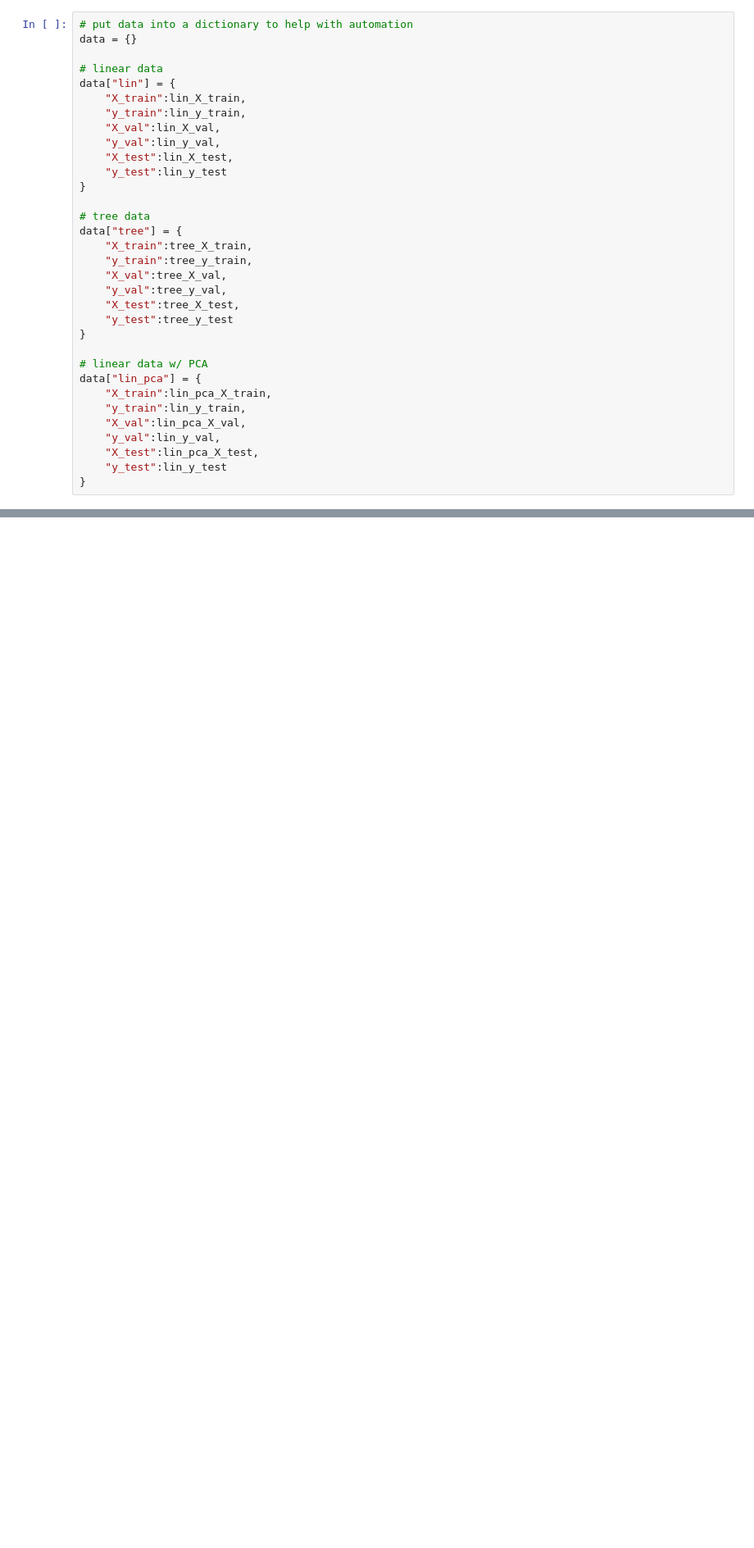
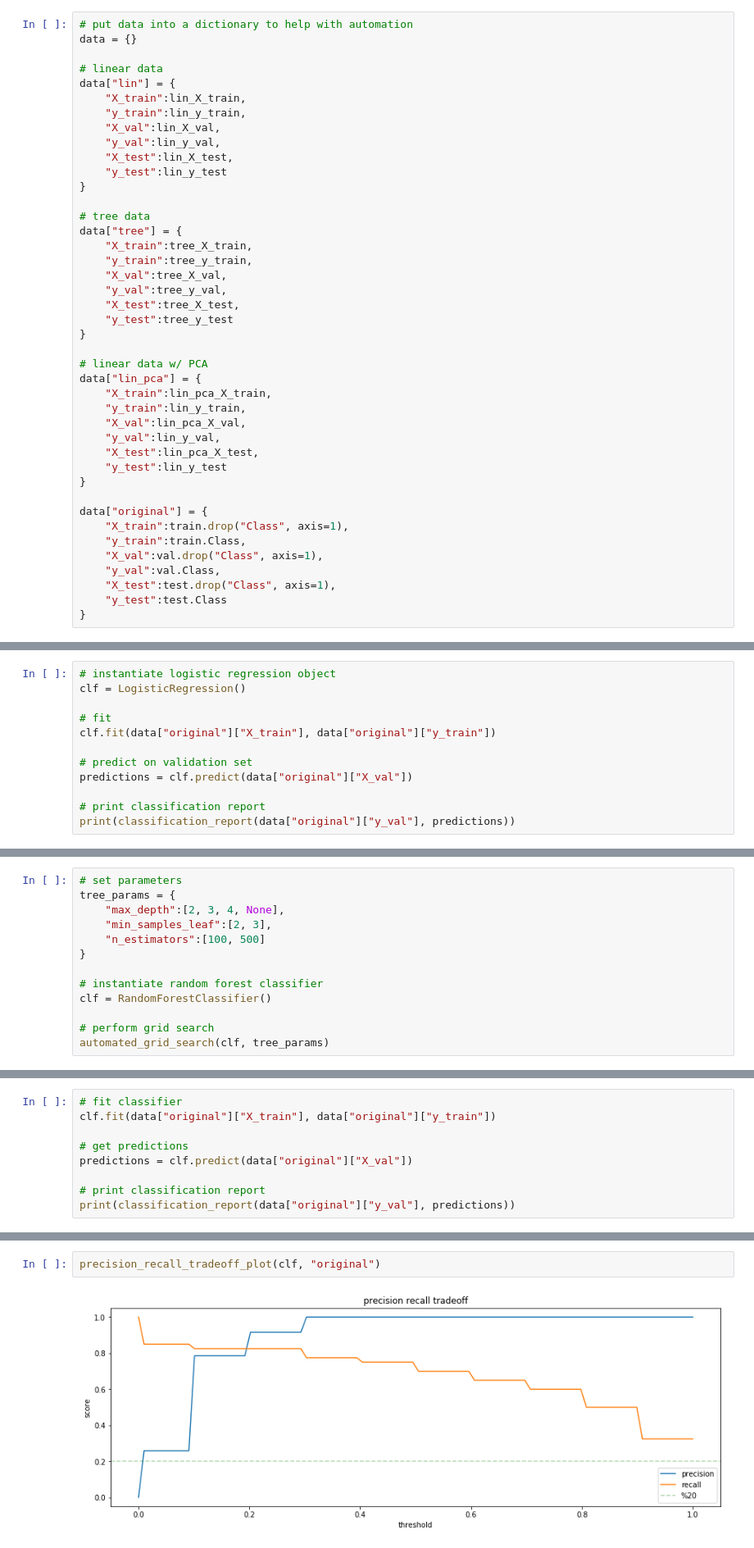
Before and after one commit to georgewillben/Credit-Card-Fraud, a Jupyter notebook: 6 Modeling.ipynb, the cells around one changed output, grey strips where cells are left out. Shown: that part at 82% size. Saved outputs shown, nothing was run; the diff lists cells and outputs as text; blank space fills up the shorter version.

```diff
--- a/6 Modeling.ipynb
+++ b/6 Modeling.ipynb
@@ -149,6 +150,15 @@ data["lin_pca"] = {
     "X_test":lin_pca_X_test,
     "y_test":lin_y_test
 }
+
+data["original"] = {
+    "X_train":train.drop("Class", axis=1),
+    "y_train":train.Class,
+    "X_val":val.drop("Class", axis=1),
+    "y_val":val.Class,
+    "X_test":test.drop("Class", axis=1),
+    "y_test":test.Class
+}
 # %% [markdown]
 # 2. Go Through Each Type of Model
 # %% [markdown]
@@ -256,0 +267,12 @@ Best parameters {'C': 10}
+# %%
+# instantiate logistic regression object
+clf = LogisticRegression()
+
+# fit
+clf.fit(data["original"]["X_train"], data["original"]["y_train"])
+
+# predict on validation set
+predictions = clf.predict(data["original"]["X_val"])
+
+# print classification report
+print(classification_report(data["original"]["y_val"], predictions))
@@ -337,0 +420,13 @@ It seems like the best threshold would be around 0.6. This way I can reach my go
+# %%
+# set parameters
+tree_params = {
+    "max_depth":[2, 3, 4, None],
+    "min_samples_leaf":[2, 3],
+    "n_estimators":[100, 500]
+}
+
+# instantiate random forest classifier
+clf = RandomForestClassifier()
+
+# perform grid search
+automated_grid_search(clf, tree_params)
@@ -337,0 +453,9 @@ It seems like the best threshold would be around 0.6. This way I can reach my go
+# %%
+# fit classifier
+clf.fit(data["original"]["X_train"], data["original"]["y_train"])
+
+# get predictions
+predictions = clf.predict(data["original"]["X_val"])
+
+# print classification report
+print(classification_report(data["original"]["y_val"], predictions))
@@ -337,0 +471,4 @@ It seems like the best threshold would be around 0.6. This way I can reach my go
+# %%
+precision_recall_tradeoff_plot(clf, "original")
+# %% [output]
+[figure, added]
```
Also changed, not shown: parts of 32 cells of this notebook.
